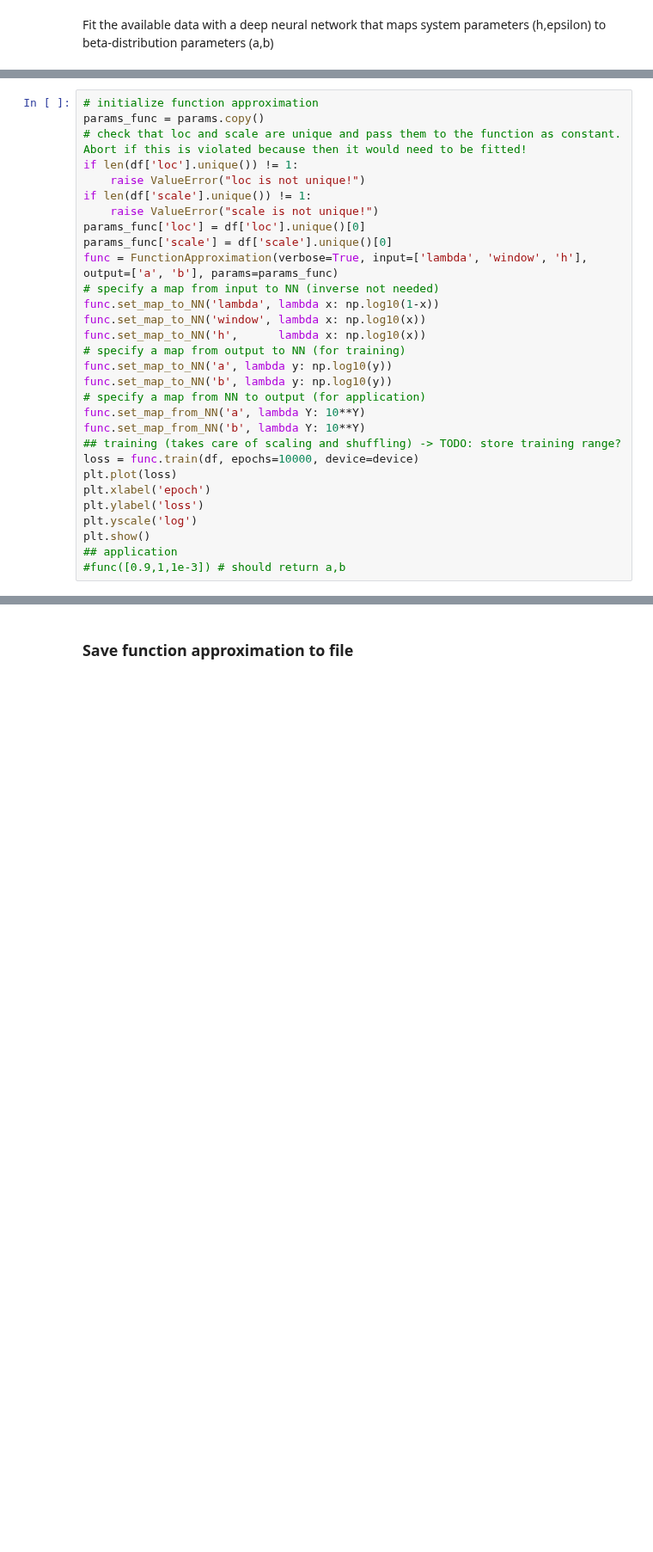
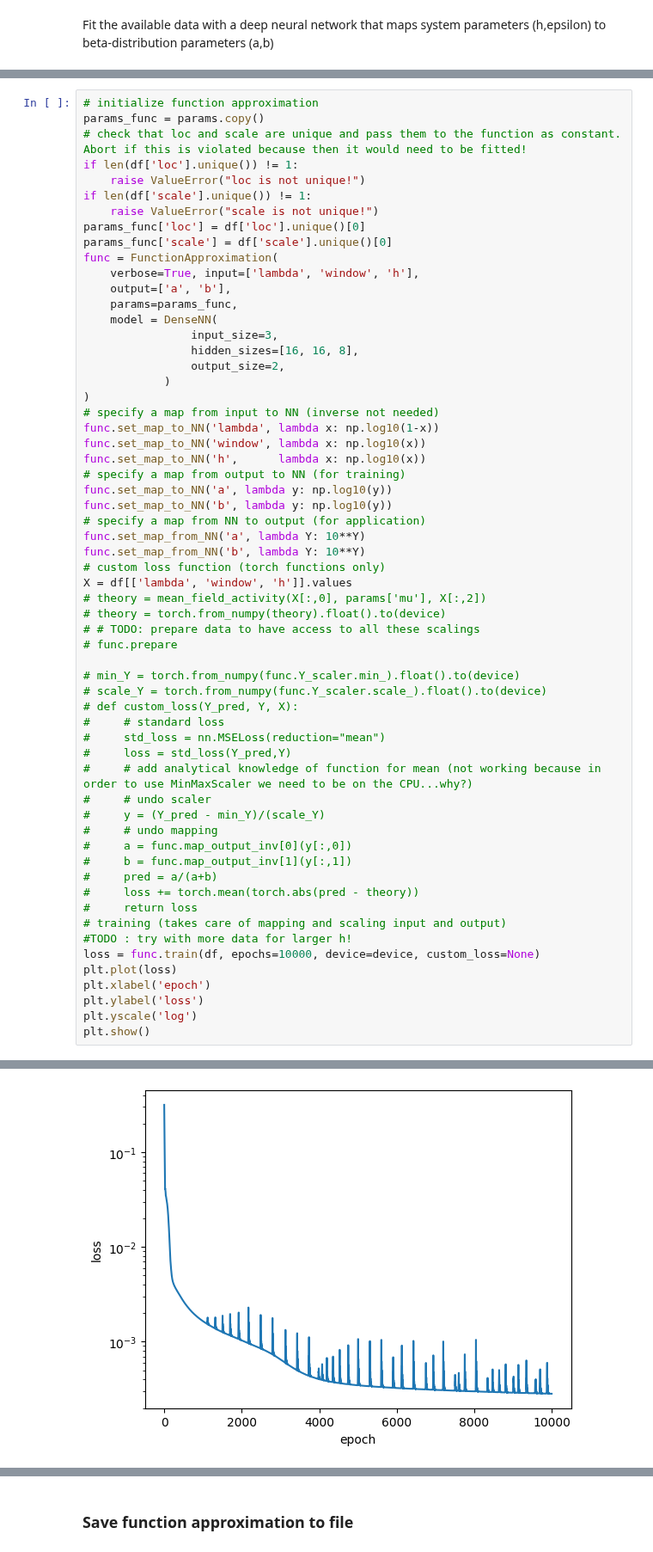
Before and after one commit to sahelazizpour/Finite-Observation-Dynamic-Range, a Jupyter notebook: 0_update/3_train_neural_network.ipynb, the cells around one changed output, grey strips where cells are left out. Shown at 86% size. Drawn from its saved outputs; the diff is of its cells as text; blank space fills up the shorter version.

```diff
--- a/0_update/3_train_neural_network.ipynb
+++ b/0_update/3_train_neural_network.ipynb
@@ -153,7 +155,16 @@ if len(df['scale'].unique()) != 1:
     raise ValueError("scale is not unique!")
 params_func['loc'] = df['loc'].unique()[0]
 params_func['scale'] = df['scale'].unique()[0]
-func = FunctionApproximation(verbose=True, input=['lambda', 'window', 'h'], output=['a', 'b'], params=params_func)
+func = FunctionApproximation(
+    verbose=True, input=['lambda', 'window', 'h'],
+    output=['a', 'b'],
+    params=params_func,
+    model = DenseNN(
+                input_size=3,
+                hidden_sizes=[16, 16, 8],
+                output_size=2,
+            )
+)
 # specify a map from input to NN (inverse not needed)
 func.set_map_to_NN('lambda', lambda x: np.log10(1-x))
 func.set_map_to_NN('window', lambda x: np.log10(x))
@@ -164,13 +175,34 @@ func.set_map_to_NN('b', lambda y: np.log10(y))
 # specify a map from NN to output (for application)
 func.set_map_from_NN('a', lambda Y: 10**Y)
 func.set_map_from_NN('b', lambda Y: 10**Y)
-## training (takes care of scaling and shuffling) -> TODO: store training range?
-loss = func.train(df, epochs=10000, device=device)
+# custom loss function (torch functions only)
+X = df[['lambda', 'window', 'h']].values
+# theory = mean_field_activity(X[:,0], params['mu'], X[:,2])
+# theory = torch.from_numpy(theory).float().to(device)
+# # TODO: prepare data to have access to all these scalings
+# func.prepare
+
+# min_Y = torch.from_numpy(func.Y_scaler.min_).float().to(device)
+# scale_Y = torch.from_numpy(func.Y_scaler.scale_).float().to(device)
+# def custom_loss(Y_pred, Y, X):
+#     # standard loss
+#     std_loss = nn.MSELoss(reduction="mean")
+#     loss = std_loss(Y_pred,Y)
+#     # add analytical knowledge of function for mean (not working because in order to use MinMaxScaler we need to be on the CPU...why?)
+#     # undo scaler
+#     y = (Y_pred - min_Y)/(scale_Y)
+#     # undo mapping
+#     a = func.map_output_inv[0](y[:,0])
+#     b = func.map_output_inv[1](y[:,1])
+#     pred = a/(a+b)
+#     loss += torch.mean(torch.abs(pred - theory))
+#     return loss
+# training (takes care of mapping and scaling input and output)
+#TODO : try with more data for larger h!
+loss = func.train(df, epochs=10000, device=device, custom_loss=None)
 plt.plot(loss)
 plt.xlabel('epoch')
 plt.ylabel('loss')
 plt.yscale('log')
 plt.show()
-## application
-#func([0.9,1,1e-3]) # should return a,b
 # %% [output]
@@ -193,3 +225,4 @@ KeyboardInterrupt:
+[figure, added]
 # %%
 import matplotlib.pyplot as plt
 fig, axes = plt.subplots(3, 1, figsize=(10, 9))
```
Also changed, not shown: parts of 8 cells of this notebook, 6 other files.
